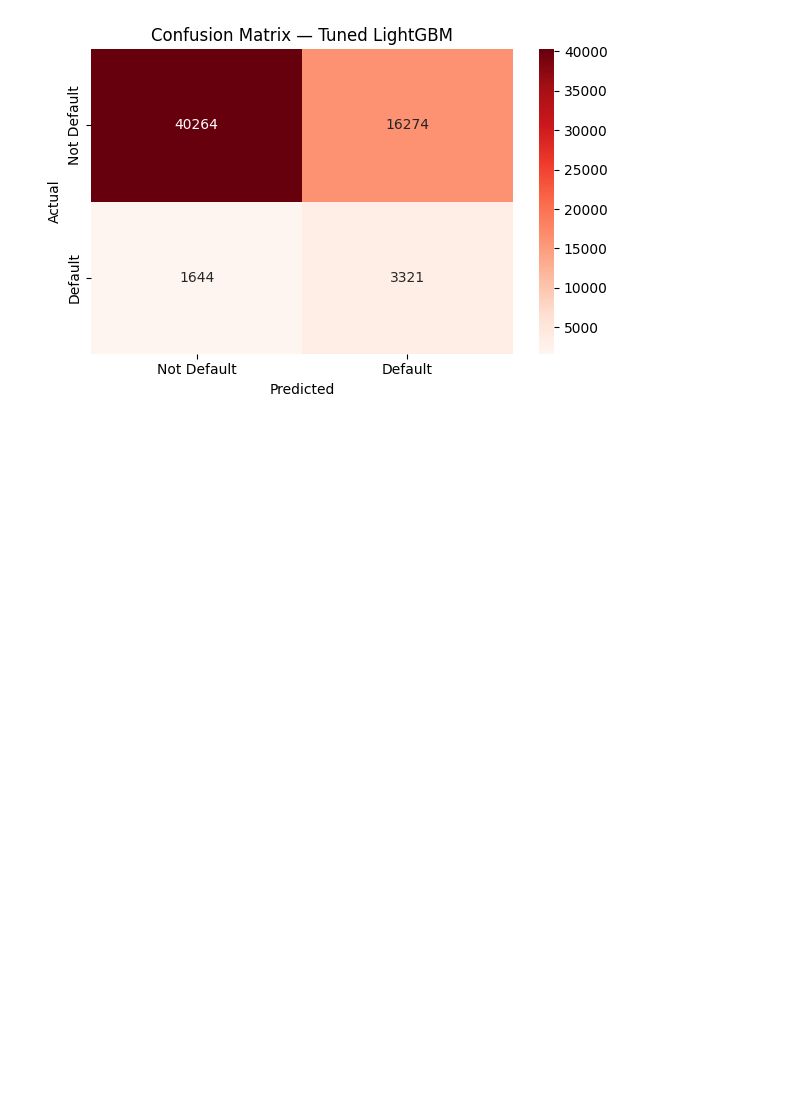
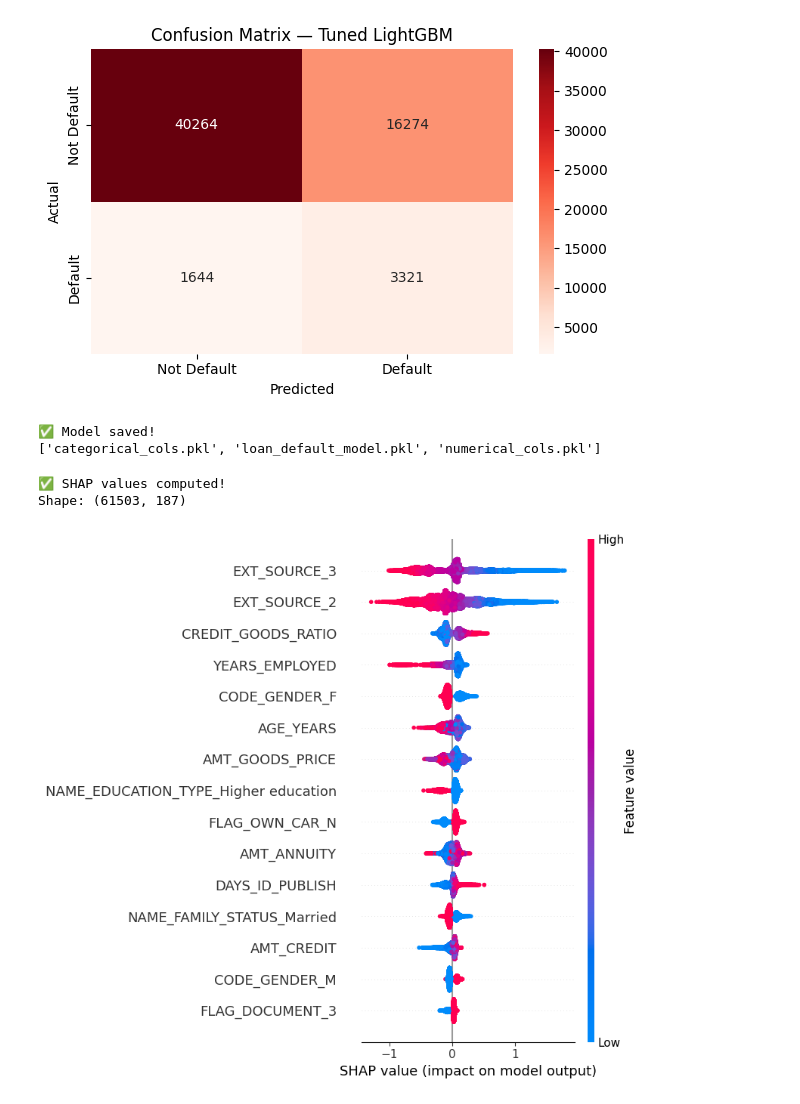
Before and after one commit to aryanparija/Loan-Default-Prediction, a Jupyter notebook: notebooks/01_eda.ipynb, the cells around one changed output. Drawn from its saved outputs; the diff is of its cells as text; code cells hidden in the pictures; blank space fills up the shorter version.

Commit message:
add SHAP explainability — EXT_SOURCE features dominate, CREDIT_GOODS_RATIO validates feature engineering

```diff
--- a/notebooks/01_eda.ipynb
+++ b/notebooks/01_eda.ipynb
@@ -434,3 +434,55 @@ Classification Report:
    macro avg       0.57      0.69      0.54     61503
 weighted avg       0.90      0.71      0.77     61503
 [figure]
+# %%
+import joblib
+import os
+
+os.makedirs('../models', exist_ok=True)
+
+# Save best model
+joblib.dump(best_model, '../models/loan_default_model.pkl')
+joblib.dump(categorical_cols, '../models/categorical_cols.pkl')
+joblib.dump(numerical_cols, '../models/numerical_cols.pkl')
+
+print("✅ Model saved!")
+print(os.listdir('../models'))
+# %% [output]
+✅ Model saved!
+['categorical_cols.pkl', 'loan_default_model.pkl', 'numerical_cols.pkl']
+# %%
+import shap
+
+# Extract model and preprocessor
+lgbm_model = best_model.named_steps['model']
+preprocessor_fitted = best_model.named_steps['preprocessor']
+
+# Transform test data
+X_test_transformed = preprocessor_fitted.transform(X_test)
+
+# Get feature names
+ohe_features = best_model.named_steps['preprocessor']\
+    .named_transformers_['cat']['encoder']\
+    .get_feature_names_out(categorical_cols).tolist()
+all_features = numerical_cols + ohe_features
+
+# SHAP explainer
+explainer = shap.TreeExplainer(lgbm_model)
+shap_values = explainer.shap_values(X_test_transformed)
+
+# For LightGBM shap_values returns list — take index 1 (default class)
+if isinstance(shap_values, list):
+    shap_values = shap_values[1]
+
+print("✅ SHAP values computed!")
+print("Shape:", shap_values.shape)
+# %% [output]
+✅ SHAP values computed!
+Shape: (61503, 187)
+# %%
+plt.figure()
+shap.summary_plot(shap_values, X_test_transformed,
+                  feature_names=all_features,
+                  max_display=15)
+# %% [output]
+[figure, added]
```
Also changed, not shown: parts of 1 cell of this notebook.
